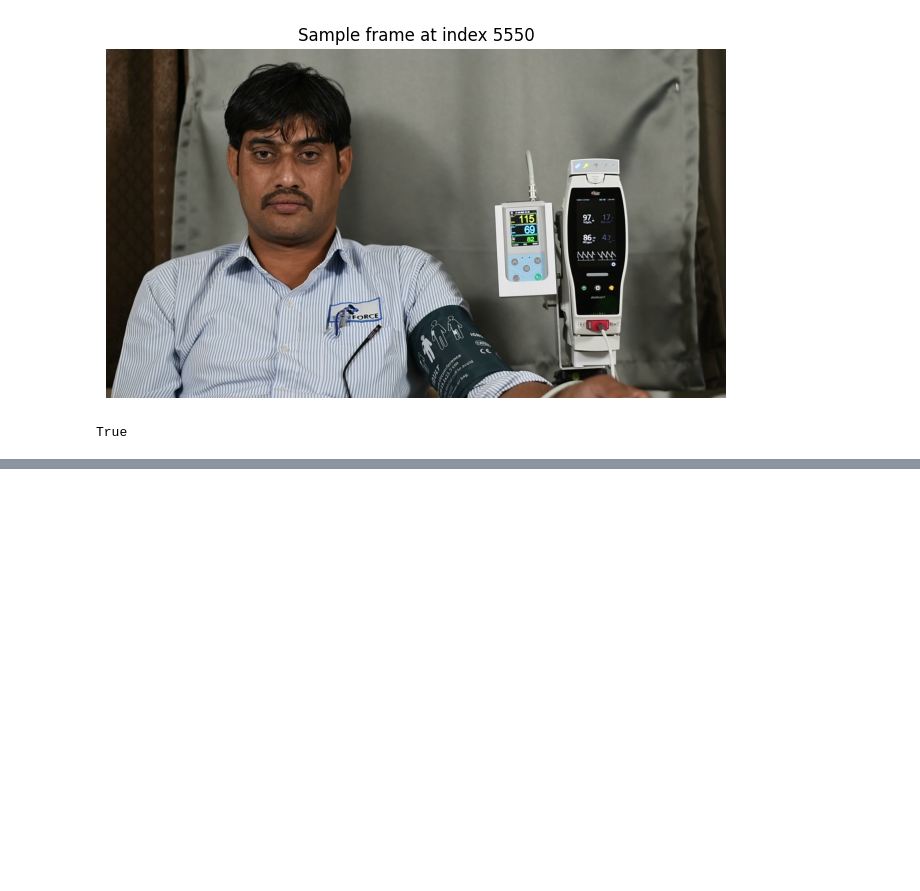
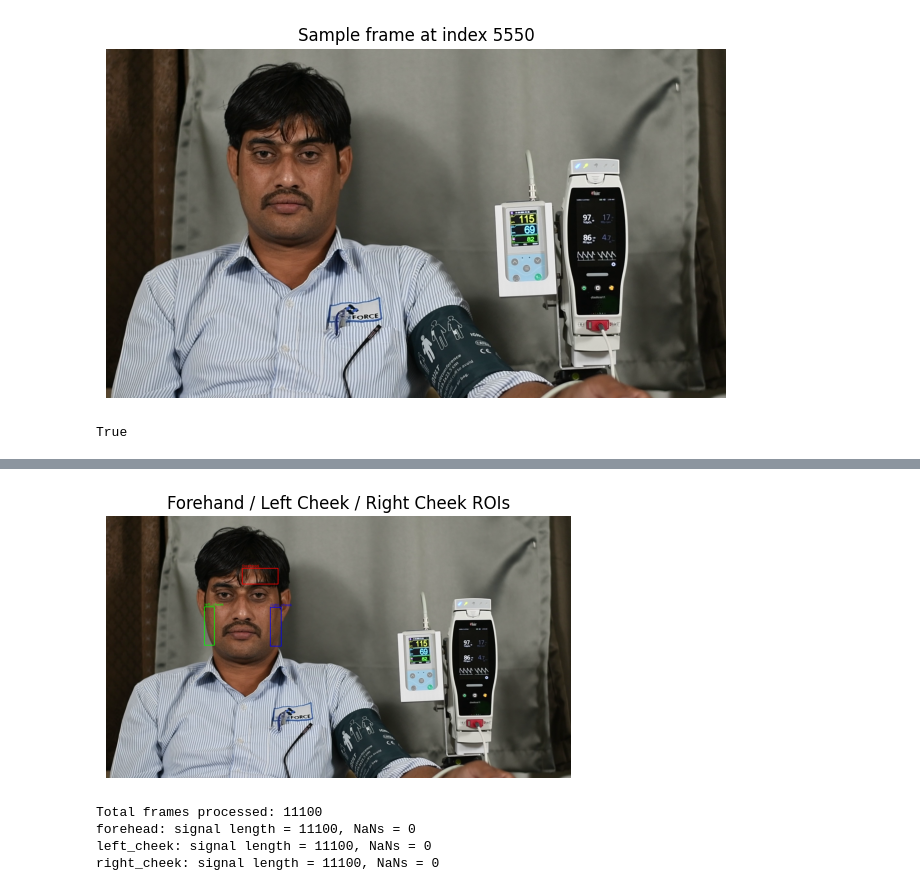
Before and after one commit to GHUFRAN-SIDDIQUI/facial-vital-rPPG, a Jupyter notebook: my_notebook.ipynb, the cells around one changed output, grey strips where cells are left out. Cells and saved outputs as stored; diff of their text form; code cells hidden in the pictures; blank space fills up the shorter version.

```diff
--- a/my_notebook.ipynb
+++ b/my_notebook.ipynb
@@ -87,0 +129,8 @@ face_landmarks = results.multi_face_landmarks[0]
+# %%
+#Visualize ROIs on the sample frame
+roi_image = image_rgb.copy()
+colors = {
+    "forehead": (255,0,0),
+    "left_cheek": (0,255,0),
+    "right_cheek": (0,0,255)
+}
@@ -87,0 +143,8 @@ face_landmarks = results.multi_face_landmarks[0]
+# %%
+plt.figure(figsize=(6,8))
+plt.imshow(roi_image)
+plt.title("Forehand / Left Cheek / Right Cheek ROIs")
+plt.axis("off")
+plt.show()
+# %% [output]
+[figure, added]
@@ -87,0 +194,15 @@ face_landmarks = results.multi_face_landmarks[0]
+# %%
+# Convert lists to numpy arrays
+for name in roi_signal:
+    roi_signal[name] = np.array(roi_signal[name], dtype=np.float32)
+
+frame_indices = np.array(frame_indices)
+
+print(f"Total frames processed: {len(frame_indices)}")
+for name, sig in roi_signal.items():
+    print(f"{name}: signal length = {len(sig)}, NaNs = {np.isnan(sig).sum()}")
+# %% [output]
+Total frames processed: 11100
+forehead: signal length = 11100, NaNs = 0
+left_cheek: signal length = 11100, NaNs = 0
+right_cheek: signal length = 11100, NaNs = 0
```
Also changed, not shown: parts of 13 cells of this notebook.
